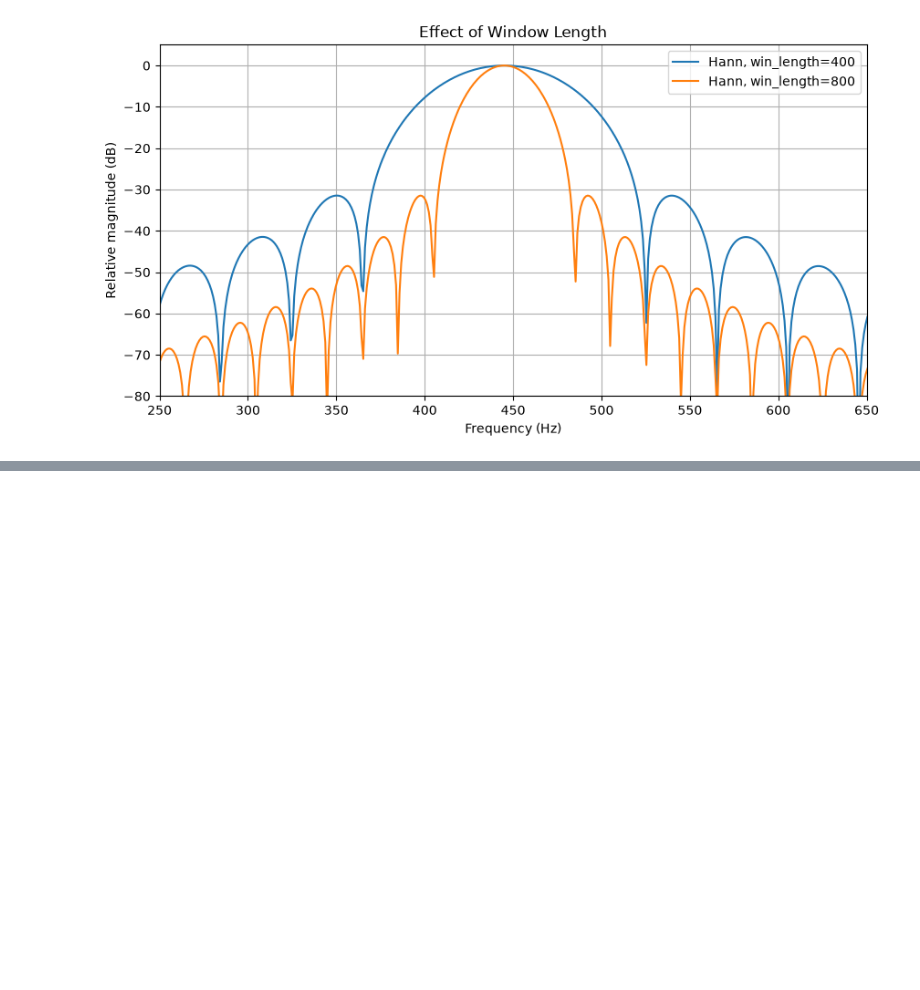
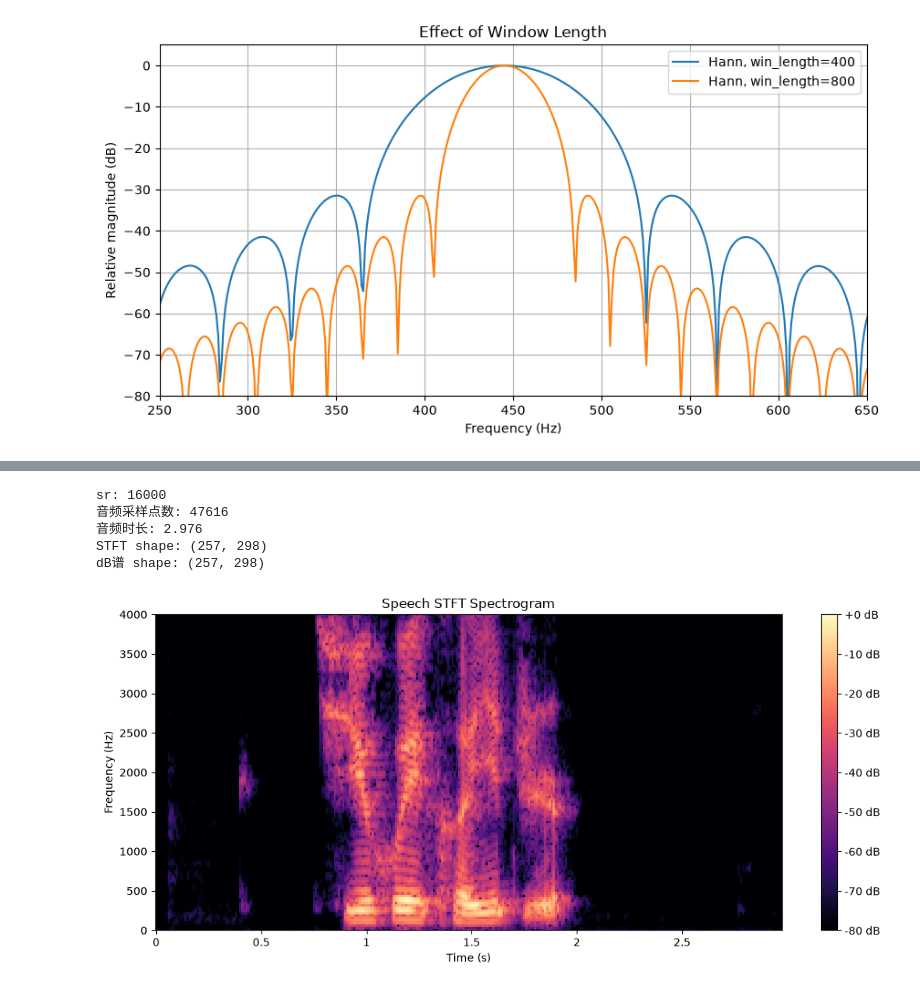
Before and after one commit to fallwind1/speech-ai-learning, a Jupyter notebook: notebooks/stft.ipynb, the cells around one changed output, grey strips where cells are left out. Drawn from its saved outputs; the diff is of its cells as text; code cells hidden in the pictures; blank space fills up the shorter version.

Commit message:
feat: add w5d2 compute stft

```diff
--- a/notebooks/stft.ipynb
+++ b/notebooks/stft.ipynb
@@ -113,0 +180,76 @@ plt.show()
+# %%
+import sys
+from pathlib import Path
+
+import numpy as np
+import soundfile as sf
+import librosa
+import librosa.display
+import matplotlib.pyplot as plt
+
+#兼容从项目根目录或notebooks目录启动Jupyter
+root = Path.cwd().resolve()
+
+if not (root / "src" / "features.py").exists():
+    root = root.parent
+
+assert (root / "src" / "features.py").exists(), (
+    "未找到src/features.py，请检查项目运行目录"
+)
+
+sys.path.insert(0, str(root))
+
+from src.features import compute_stft,compute_log_magnitude_db
+
+audio_path = root / "data" / "audio" / "test_16k.wav"
+
+audio, sr = sf.read(
+    audio_path,
+    dtype="float32",
+    always_2d=True
+)
+
+#转换单声道
+waveform = audio.squeeze(axis=1)
+
+n_fft = 512
+win_length = 400
+hop_length = 160
+
+D = compute_stft(waveform,sr=sr,n_fft=n_fft,win_length=win_length,hop_length=hop_length,center=True)
+S_db = compute_log_magnitude_db(D)
+
+print("sr:",sr)
+print("音频采样点数:", len(waveform))
+print("音频时长:", len(waveform) / sr)
+print("STFT shape:", D.shape)
+print("dB谱 shape:", S_db.shape)
+# %% [output]
+sr: 16000
+音频采样点数: 47616
+音频时长: 2.976
+STFT shape: (257, 298)
+dB谱 shape: (257, 298)
+# %%
+#绘制语谱图
+plt.figure(figsize=(11,5))
+
+librosa.display.specshow(
+    S_db,
+    sr=sr,
+    hop_length=hop_length,
+    x_axis="time",
+    y_axis="linear",
+    cmap="magma"
+)
+
+plt.ylim(0,4000)
+plt.colorbar(format="%+2.0f dB")
+
+plt.title("Speech STFT Spectrogram")
+plt.xlabel("Time (s)")
+plt.ylabel("Frequency (Hz)")
+plt.tight_layout()
+plt.show()
+# %% [output]
+[figure, added]
```
Also changed, not shown: parts of 1 cell of this notebook, 2 other files.
